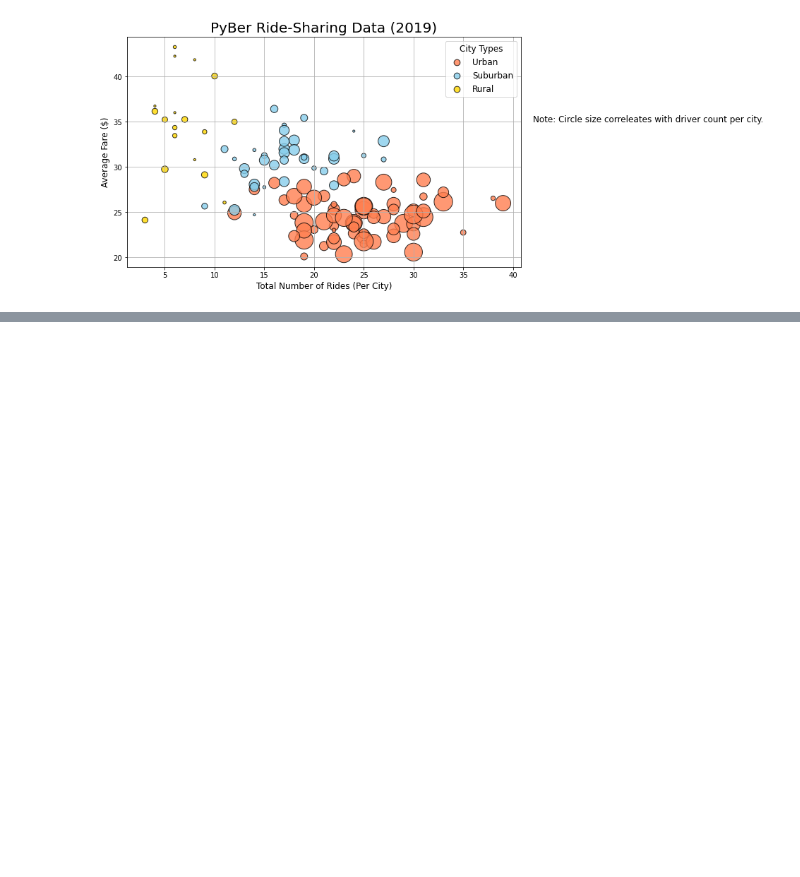
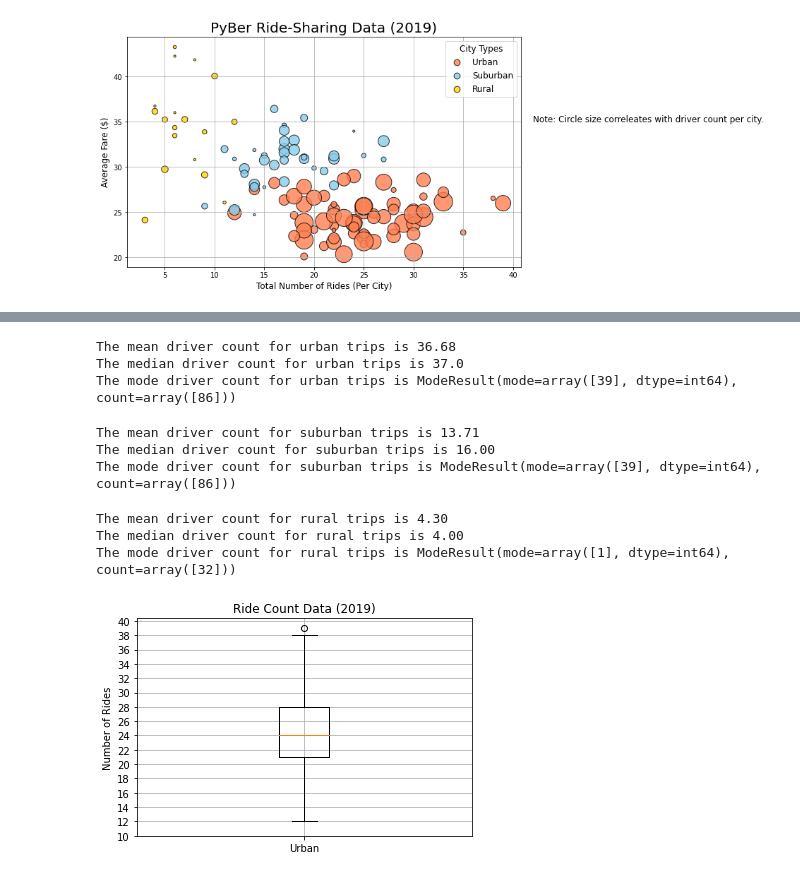
Before and after one commit to bweirich/PyBer_Analysis, a Jupyter notebook: PyBer.ipynb, the cells around one changed output, grey strips where cells are left out. Saved outputs shown, nothing was run; the diff lists cells and outputs as text; code cells hidden in the pictures; blank space fills up the shorter version.

Commit message:
Update file and add images

```diff
--- a/PyBer.ipynb
+++ b/PyBer.ipynb
@@ -338,0 +540,14 @@ plt.show()
+# %%
+# Calculate the measures of central tendencies for urban cities
+mean_urban_drivers = np.mean(urban_drivers)
+print(f'The mean driver count for urban trips is {mean_urban_drivers:.2f}')
+
+median_urban_drivers = np.median(urban_drivers)
+print(f'The median driver count for urban trips is {median_urban_drivers}')
+
+mode_urban_drivers = sts.mode(urban_drivers)
+print(f'The mode driver count for urban trips is {mode_urban_drivers}')
+# %% [output]
+The mean driver count for urban trips is 36.68
+The median driver count for urban trips is 37.0
+The mode driver count for urban trips is ModeResult(mode=array([39], dtype=int64), count=array([86]))
@@ -338,0 +557,14 @@ plt.show()
+# %%
+# Calculate the measures for central tendency for suburban cities
+mean_suburban_driver = np.mean(suburban_drivers)
+print(f'The mean driver count for suburban trips is {mean_suburban_driver:.2f}')
+
+median_suburban_driver = np.median(suburban_drivers)
+print(f'The median driver count for suburban trips is {median_suburban_driver:.2f}')
+
+mode_suburban_driver = sts.mode(suburban_drivers)
+print(f'The mode driver count for suburban trips is {mode_urban_drivers}')
+# %% [output]
+The mean driver count for suburban trips is 13.71
+The median driver count for suburban trips is 16.00
+The mode driver count for suburban trips is ModeResult(mode=array([39], dtype=int64), count=array([86]))
@@ -338,0 +574,26 @@ plt.show()
+# %%
+# Calculate the measures of central tendency for rural cities
+mean_rural_drivers = np.mean(rural_drivers)
+print(f'The mean driver count for rural trips is {mean_rural_drivers:.2f}')
+
+median_rural_drivers = np.median(rural_drivers)
+print(f'The median driver count for rural trips is {median_rural_drivers:.2f}')
+
+mode_rural_drivers = sts.mode(rural_drivers)
+print(f'The mode driver count for rural trips is {mode_rural_drivers}')
+# %% [output]
+The mean driver count for rural trips is 4.30
+The median driver count for rural trips is 4.00
+The mode driver count for rural trips is ModeResult(mode=array([1], dtype=int64), count=array([32]))
+# %%
+# Create boxplot for urban cities ride count
+x_labels = ['Urban']
+fig, ax = plt.subplots()
+ax.boxplot(urban_ride_count, labels=x_labels)
+ax.set_title('Ride Count Data (2019)')
+ax.set_ylabel('Number of Rides')
+ax.set_yticks(np.arange(10, 41, step=2.0))
+ax.grid()
+plt.show()
+# %% [output]
+[figure, added]
```
Also changed, not shown: parts of 37 cells of this notebook, 4 other files.
